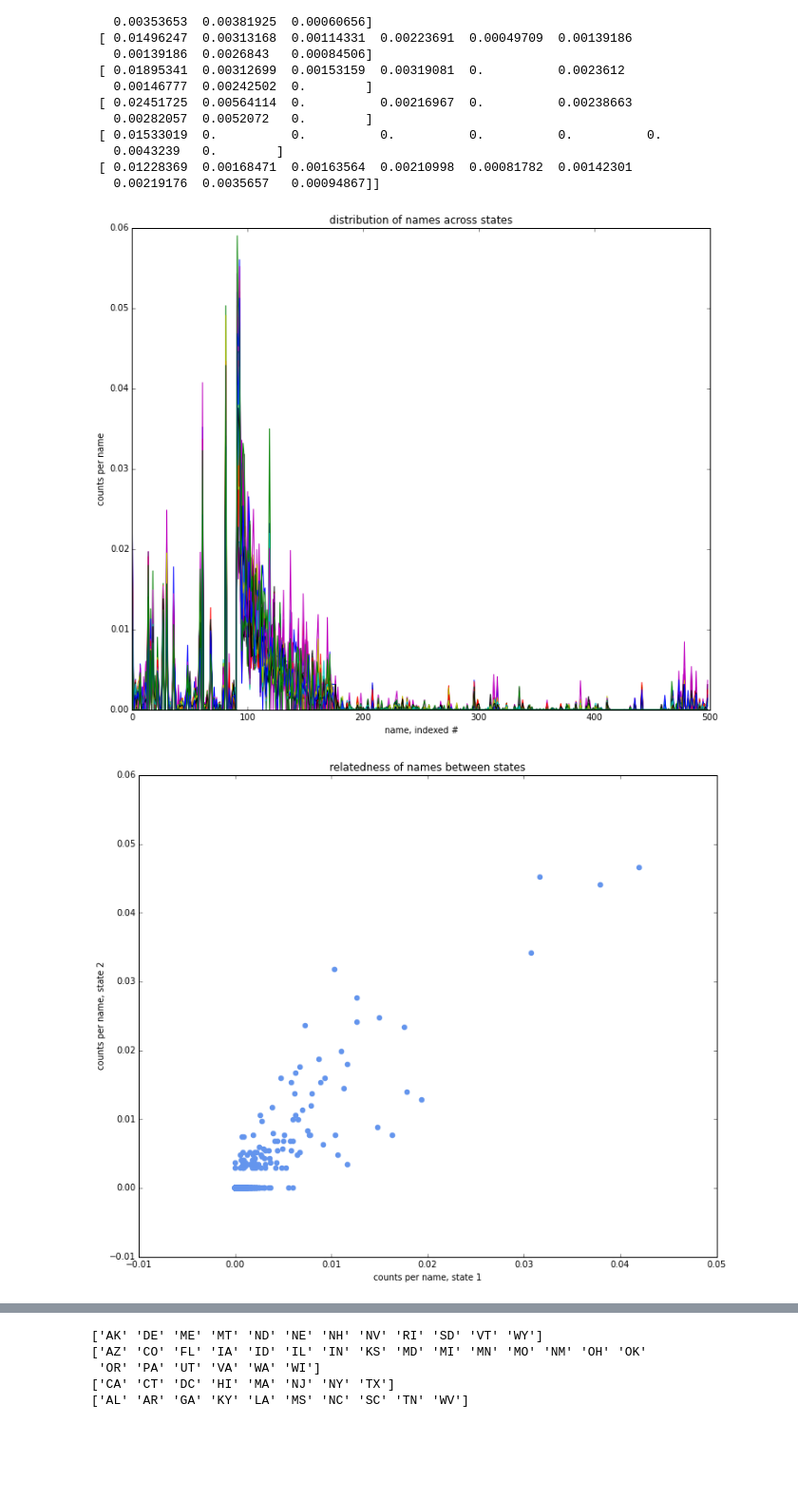
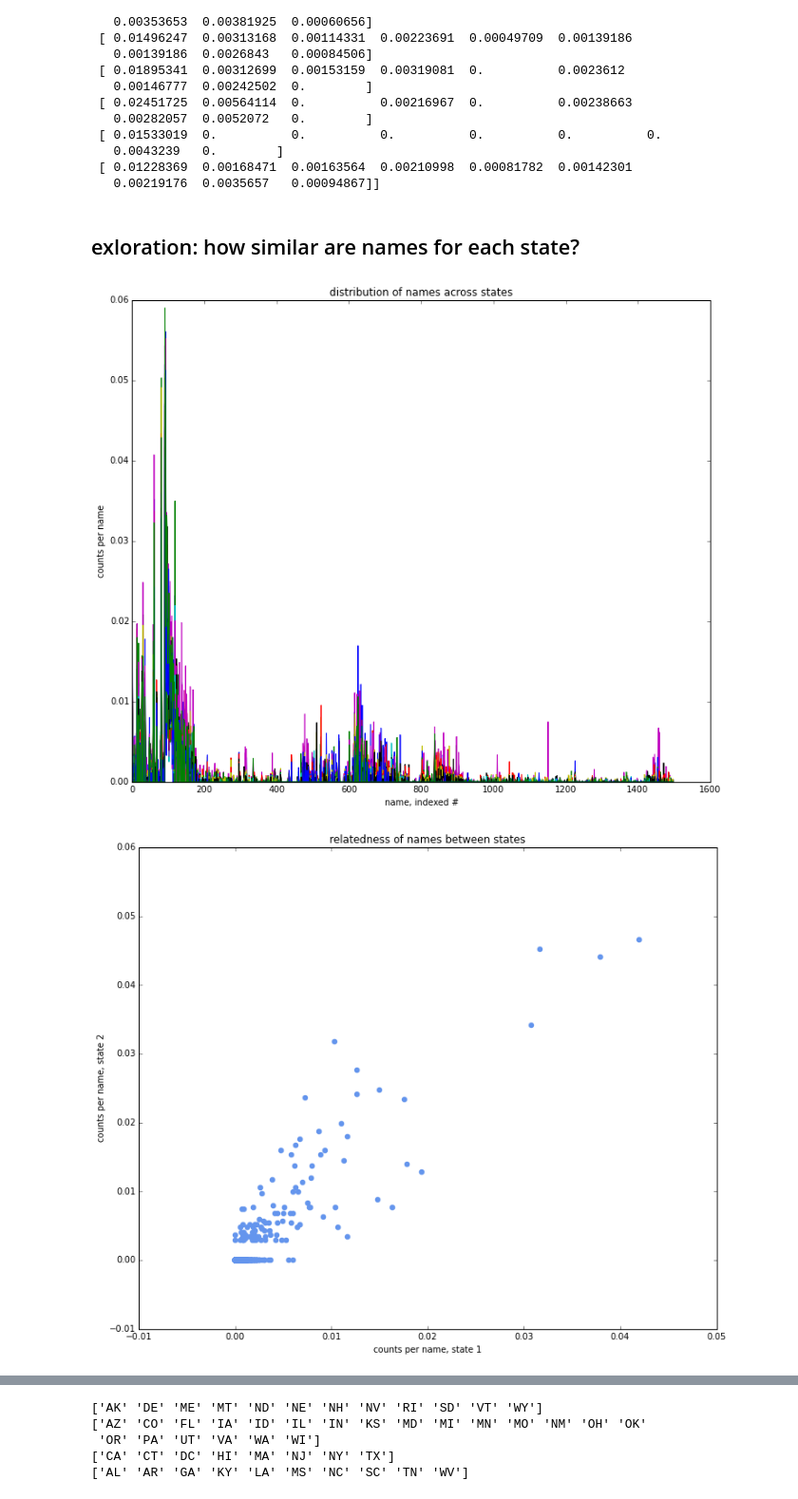
Before and after one commit to sadacca/PYNAMESTATE, a Jupyter notebook: PyNameStateNotebook.ipynb, the cells around one changed output, grey strips where cells are left out. Shown: that part at 95% size. Saved outputs shown, nothing was run; the diff lists cells and outputs as text; code cells hidden in the pictures; blank space fills up the shorter version.

Commit message:
added markdown headers for each segment of code to clarify what was going on

```diff
--- a/PyNameStateNotebook.ipynb
+++ b/PyNameStateNotebook.ipynb
@@ -190,41 +200,43 @@ print(df_matrix[1:10,1:10])
    0.0043239   0.        ]
  [ 0.01228369  0.00168471  0.00163564  0.00210998  0.00081782  0.00142301
    0.00219176  0.0035657   0.00094867]]
+# %% [markdown]
+## exloration: how similar are names for each state?
 # %%
 # make figures nicer by plotting inline
 # and making those inline figures bigger
 
 %matplotlib inline
 
 import pylab
 pylab.rcParams['figure.figsize'] = (12.0, 10.0)
 
 
 ## OK, so now that we have our matrix, let's
 ## visualize the relatedness among states
 
 
 # make a plot of name frequency across states
 # showing modest differences, and broad correlations
 
-plt.plot((df_matrix[:,1:500].T), linewidth = 1)
+plt.plot((df_matrix[:,1:1500].T), linewidth = 1)
 plt.xlabel('name, indexed #')
 plt.ylabel('counts per name')
 plt.title('distribution of names across states')
 
 plt.show()
 # make a scatter of two arbitrary states to show strong, but imperfect correlation
 
 plt.scatter(df_matrix[10,:],df_matrix[41,:], color = 'cornflowerblue', linewidth = 2)
 plt.xlabel('counts per name, state 1')
 plt.ylabel('counts per name, state 2')
 plt.title('relatedness of names between states')
 
 
 
 plt.show()
 # %% [output]
-[figure, old version]
+[figure, new version]
 [figure]
 # %%
 # let's see if all the states are the same - here we're ordered alphabetically
```
Also changed, not shown: parts of 8 cells of this notebook.
